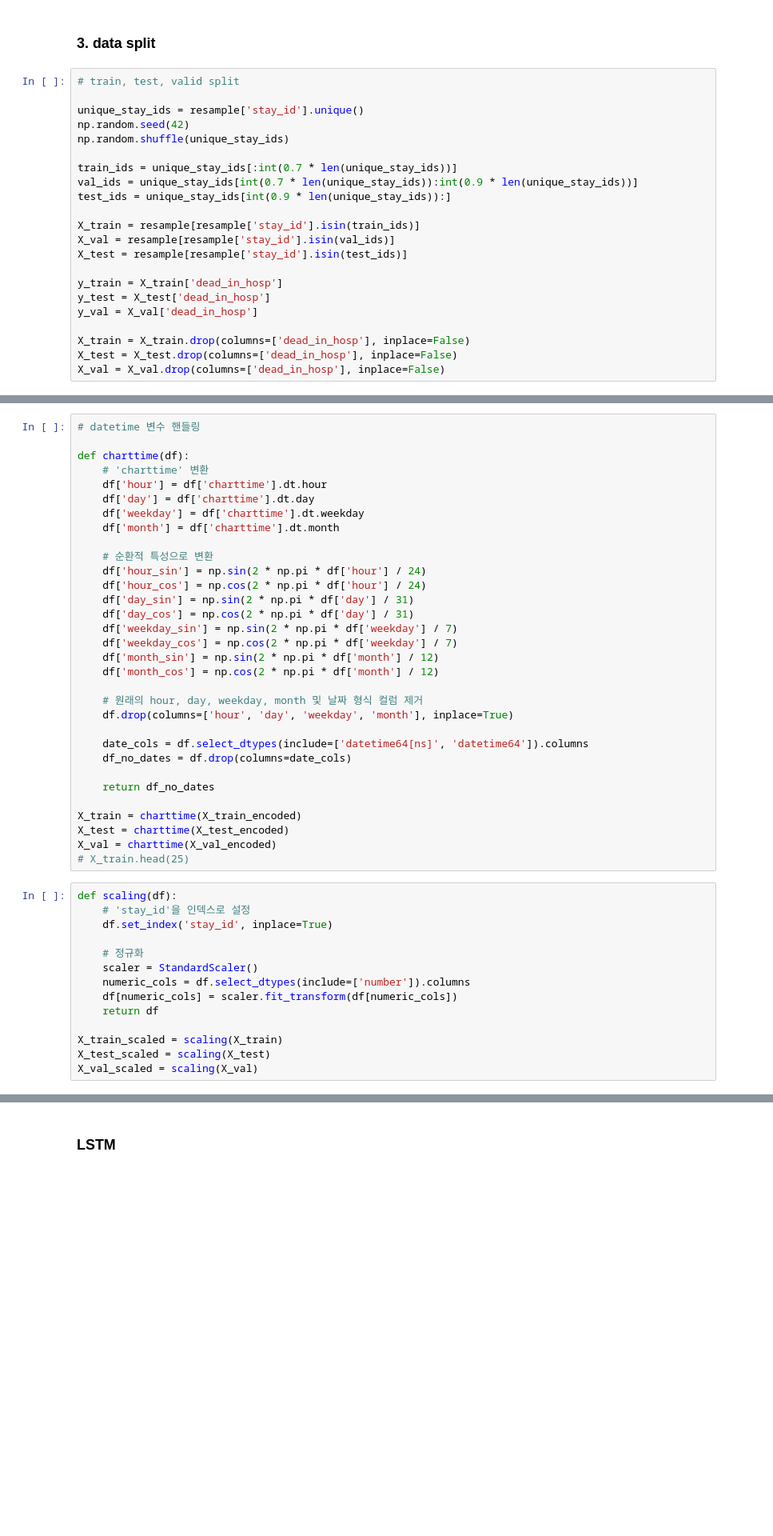
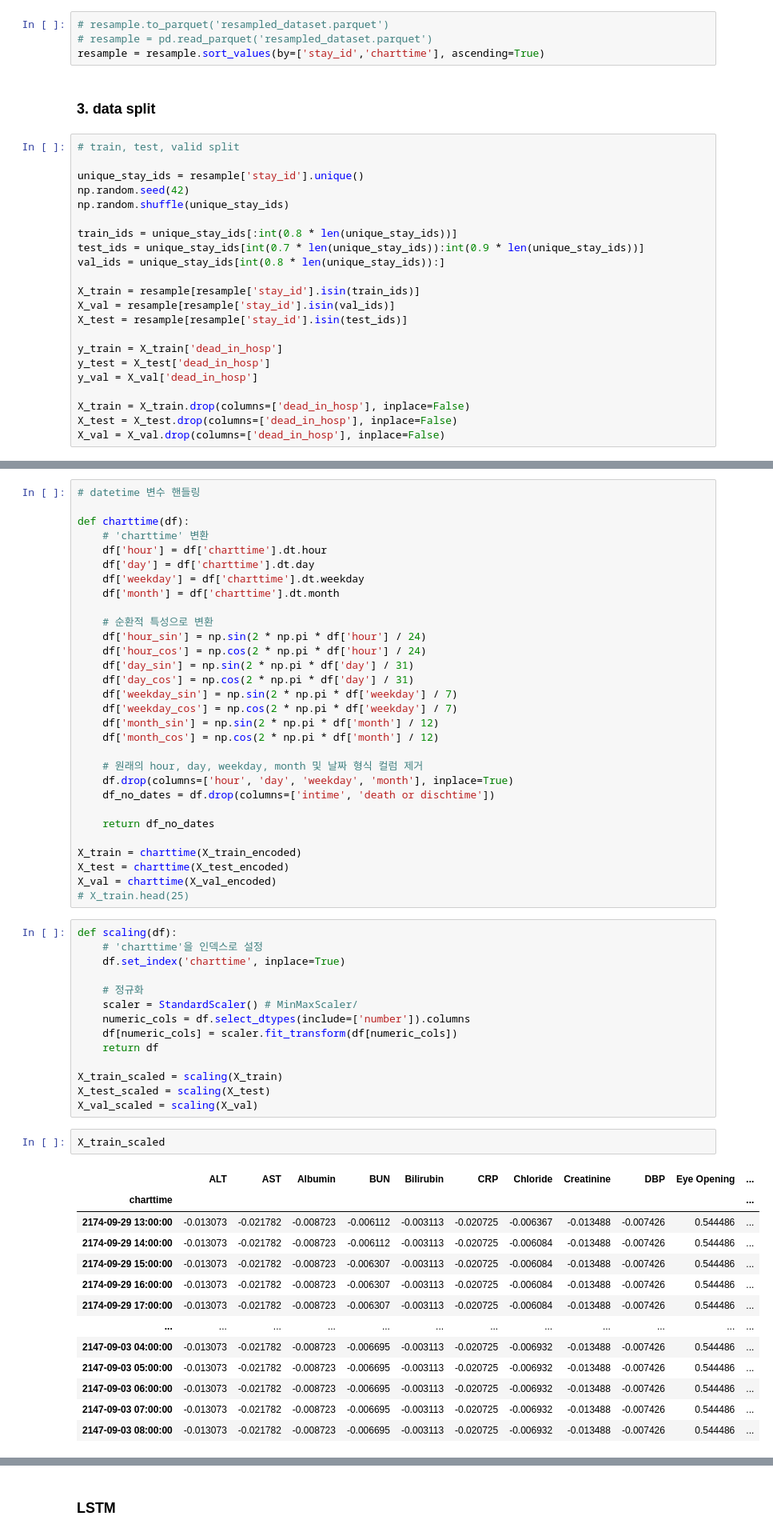
Before and after one commit to yk-Jeong/iMORS, a Jupyter notebook: code.ipynb, the cells around one changed output, grey strips where cells are left out. Shown at 80% size. Cells and saved outputs as stored; diff of their text form; blank space fills up the shorter version.

```diff
--- a/code.ipynb
+++ b/code.ipynb
@@ -481,3 +473,7 @@ resample.to_parquet('resampled_dataset.parquet')
+# %%
+# resample.to_parquet('resampled_dataset.parquet')
+# resample = pd.read_parquet('resampled_dataset.parquet')
+resample = resample.sort_values(by=['stay_id','charttime'], ascending=True)
 # %% [markdown]
 ### 3. data split
 # %%
@@ -487,9 +483,9 @@ unique_stay_ids = resample['stay_id'].unique()
 np.random.seed(42)
 np.random.shuffle(unique_stay_ids)
 
-train_ids = unique_stay_ids[:int(0.7 * len(unique_stay_ids))]
-val_ids = unique_stay_ids[int(0.7 * len(unique_stay_ids)):int(0.9 * len(unique_stay_ids))]
-test_ids = unique_stay_ids[int(0.9 * len(unique_stay_ids)):]
+train_ids = unique_stay_ids[:int(0.8 * len(unique_stay_ids))]
+test_ids = unique_stay_ids[int(0.7 * len(unique_stay_ids)):int(0.9 * len(unique_stay_ids))]
+val_ids = unique_stay_ids[int(0.8 * len(unique_stay_ids)):]
 
 X_train = resample[resample['stay_id'].isin(train_ids)]
 X_val = resample[resample['stay_id'].isin(val_ids)]
@@ -553,9 +549,7 @@ def charttime(df):
 
     # 원래의 hour, day, weekday, month 및 날짜 형식 컬럼 제거
     df.drop(columns=['hour', 'day', 'weekday', 'month'], inplace=True)
-
-    date_cols = df.select_dtypes(include=['datetime64[ns]', 'datetime64']).columns
-    df_no_dates = df.drop(columns=date_cols)
+    df_no_dates = df.drop(columns=['intime', 'death or dischtime'])
 
     return df_no_dates
 
@@ -565,11 +559,11 @@ X_val = charttime(X_val_encoded)
 # X_train.head(25)
 # %%
 def scaling(df):
-    # 'stay_id'을 인덱스로 설정
-    df.set_index('stay_id', inplace=True)
+    # 'charttime'을 인덱스로 설정
+    df.set_index('charttime', inplace=True)
 
     # 정규화
-    scaler = StandardScaler()
+    scaler = StandardScaler() # MinMaxScaler/
     numeric_cols = df.select_dtypes(include=['number']).columns
     df[numeric_cols] = scaler.fit_transform(df[numeric_cols])
     return df
@@ -577,3 +571,19 @@ def scaling(df):
 X_train_scaled = scaling(X_train)
 X_test_scaled = scaling(X_test)
 X_val_scaled = scaling(X_val)
+# %%
+X_train_scaled
+# %% [output]
+|  | ALT | AST | Albumin | BUN | Bilirubin | CRP | Chloride | Creatinine | DBP | Eye Opening | ... |
+| charttime |  |  |  |  |  |  |  |  |  |  | ... |
+| 2174-09-29 13:00:00 | -0.013073 | -0.021782 | -0.008723 | -0.006112 | -0.003113 | -0.020725 | -0.006367 | -0.013488 | -0.007426 | 0.544486 | ... |
+| 2174-09-29 14:00:00 | -0.013073 | -0.021782 | -0.008723 | -0.006112 | -0.003113 | -0.020725 | -0.006084 | -0.013488 | -0.007426 | 0.544486 | ... |
+| 2174-09-29 15:00:00 | -0.013073 | -0.021782 | -0.008723 | -0.006307 | -0.003113 | -0.020725 | -0.006084 | -0.013488 | -0.007426 | 0.544486 | ... |
+| 2174-09-29 16:00:00 | -0.013073 | -0.021782 | -0.008723 | -0.006307 | -0.003113 | -0.020725 | -0.006084 | -0.013488 | -0.007426 | 0.544486 | ... |
+| 2174-09-29 17:00:00 | -0.013073 | -0.021782 | -0.008723 | -0.006307 | -0.003113 | -0.020725 | -0.006084 | -0.013488 | -0.007426 | 0.544486 | ... |
+| ... | ... | ... | ... | ... | ... | ... | ... | ... | ... | ... | ... |
+| 2147-09-03 04:00:00 | -0.013073 | -0.021782 | -0.008723 | -0.006695 | -0.003113 | -0.020725 | -0.006932 | -0.013488 | -0.007426 | 0.544486 | ... |
+| 2147-09-03 05:00:00 | -0.013073 | -0.021782 | -0.008723 | -0.006695 | -0.003113 | -0.020725 | -0.006932 | -0.013488 | -0.007426 | 0.544486 | ... |
+| 2147-09-03 06:00:00 | -0.013073 | -0.021782 | -0.008723 | -0.006695 | -0.003113 | -0.020725 | -0.006932 | -0.013488 | -0.007426 | 0.544486 | ... |
+| 2147-09-03 07:00:00 | -0.013073 | -0.021782 | -0.008723 | -0.006695 | -0.003113 | -0.020725 | -0.006932 | -0.013488 | -0.007426 | 0.544486 | ... |
+| 2147-09-03 08:00:00 | -0.013073 | -0.021782 | -0.008723 | -0.006695 | -0.003113 | -0.020725 | -0.006932 | -0.013488 | -0.007426 | 0.544486 | ... |
```
Also changed, not shown: parts of 31 cells of this notebook.
